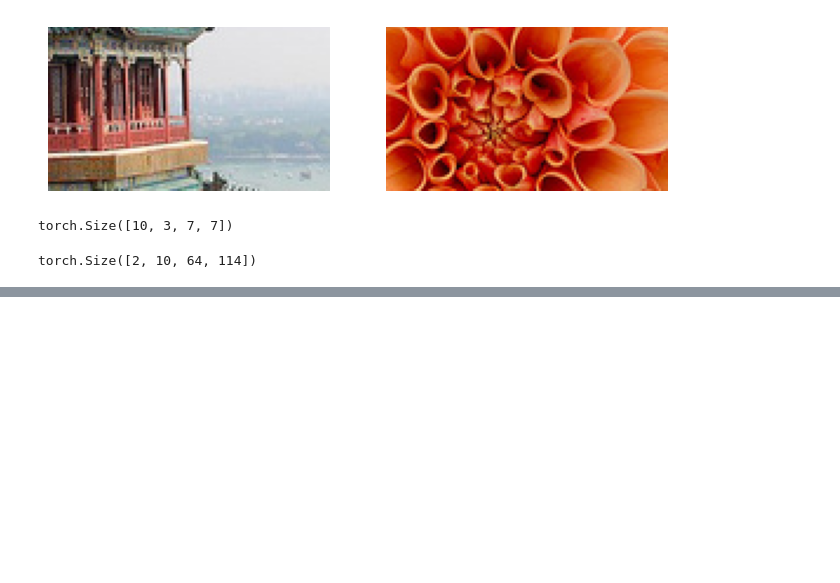
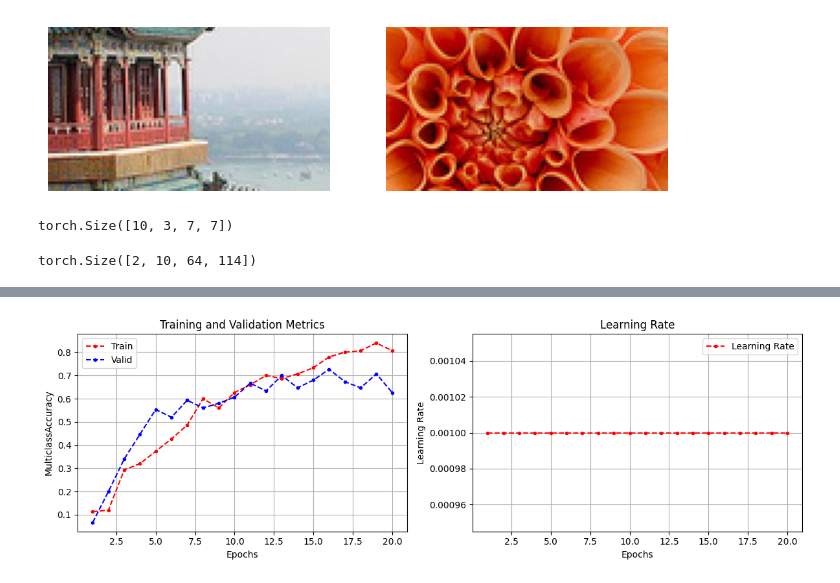
Before and after one commit to AliyarBhos/Works-done-in-Div-Academy, a Jupyter notebook: Module3(From_28_jan)/Deep Learning/CNN/first_CNN_model.ipynb, the cells around one changed output, grey strips where cells are left out. Drawn from its saved outputs; the diff is of its cells as text; code cells hidden in the pictures; blank space fills up the shorter version.

```diff
--- a/Module3(From_28_jan)/Deep Learning/CNN/first_CNN_model.ipynb
+++ b/Module3(From_28_jan)/Deep Learning/CNN/first_CNN_model.ipynb
@@ -91,0 +116,17 @@ for ind, ax in enumerate(axs.flat):
+# %%
+from torch.utils.data import DataLoader
+
+torch.manual_seed(42)
+
+train_loader = DataLoader(train_data, batch_size=32, shuffle=True)
+valid_loader = DataLoader(valid_data, batch_size=32)
+test_loader = DataLoader(test_data, batch_size=32)
+# %%
+if torch.cuda.is_available():
+    device = 'cuda'
+elif torch.backends.mps.is_available():
+    device = 'mps'
+else:
+    device = 'cpu'
+
+device
@@ -91,0 +162,22 @@ for ind, ax in enumerate(axs.flat):
+# %%
+from custom_utils import train, plot_history
+
+n_epochs = 20
+optimizer = torch.optim.AdamW(model.parameters())
+criterion = nn.CrossEntropyLoss()
+metric = torchmetrics.Accuracy(task='multiclass', num_classes=10).to(device)
+history = train(
+    model,
+    optimizer,
+    criterion,
+    metric,
+    train_loader,
+    valid_loader,
+    n_epochs,
+    warmup_scheduler=None,
+    scheduler=None,
+    patience=None,
+    checkpoint_path='fashion_mnist_model.pt',
+    clip_grad_norm=None,
+    device=device
+)
@@ -91,0 +202,4 @@ for ind, ax in enumerate(axs.flat):
+# %%
+plot_history(history, metric)
+# %% [output]
+[figure, added]
```
Also changed, not shown: parts of 8 cells of this notebook, 3 other files.
